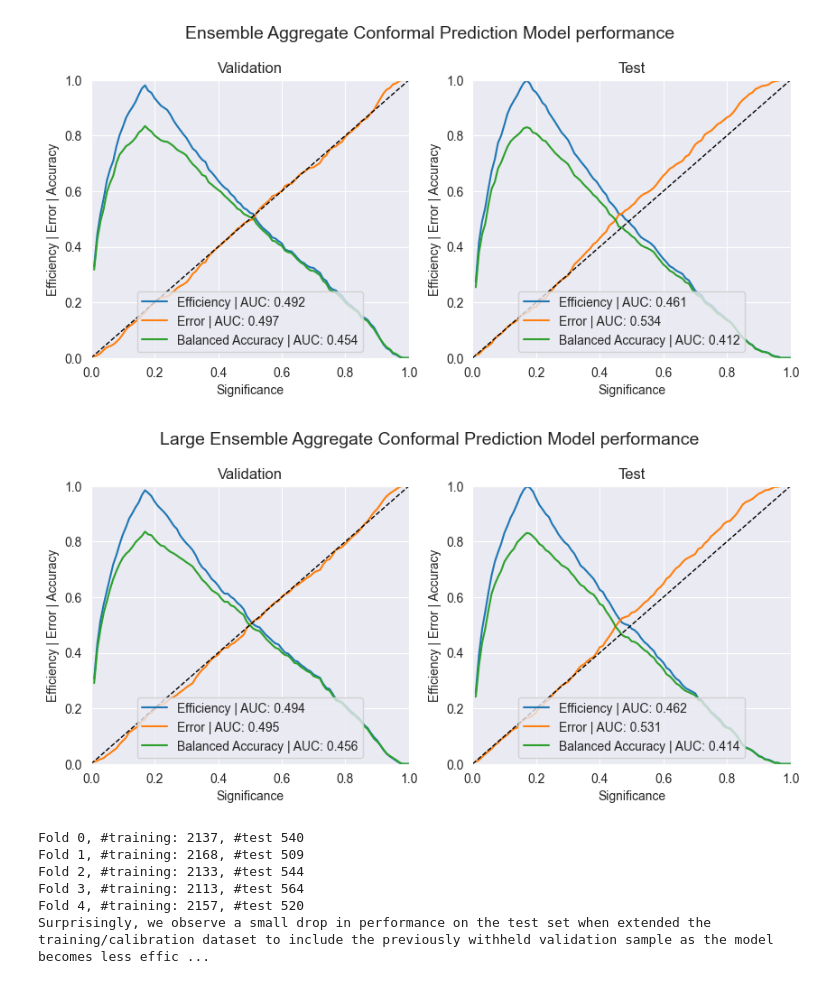
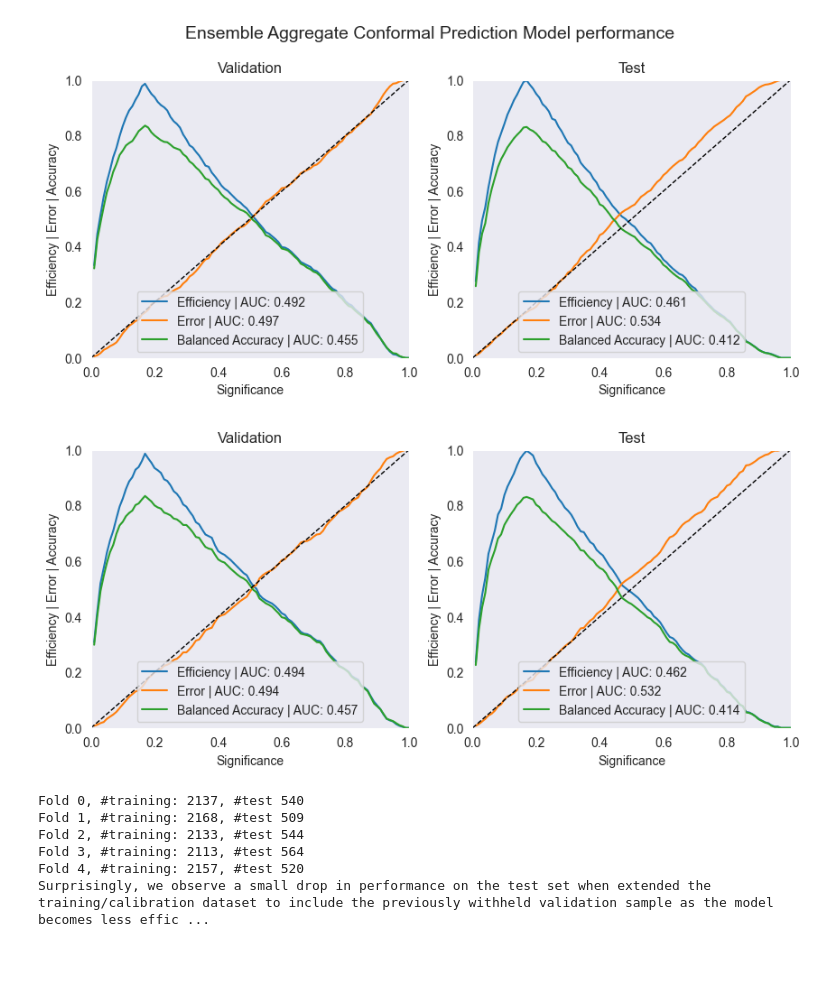
Before and after one commit to ellimilial/cns_db, a Jupyter notebook: b3db_kc/07_b3db_kc_classification.ipynb, the cells around one changed output. Saved outputs shown, nothing was run; the diff lists cells and outputs as text; code cells hidden in the pictures; blank space fills up the shorter version.

```diff
--- a/b3db_kc/07_b3db_kc_classification.ipynb
+++ b/b3db_kc/07_b3db_kc_classification.ipynb
@@ -930,6 +956,11 @@ print(pd.Series(_model.feature_importances_, index=features).sort_values(ascendi
 
 explainer = shap.Explainer(_model)
 shap_values = explainer(df_train_validation[features])
-shap.plots.bar(shap_values[:, :, 0], max_display=15)
+fig, ax=plt.subplots(1, 1, figsize=(10, 10))
+
+shap.plots.bar(shap_values[:, :, 0], max_display=15, ax=ax, show=False)
+plt.grid(False)
+plt.savefig("figures/figure_S3.png", dpi=300, bbox_inches='tight', transparent=True)
+plt.show()
 # %% [output]
 Model with SMOTE - validation performance:
@@ -1275,6 +1314,7 @@ def plot_conformal_predictor_evaluation(_df, title, ax=None):
 
     ax.set_ylim([0, 1])
     ax.set_xlim([0, 1])
+    ax.grid(False)
     ax.set_xlabel("Significance")
     ax.set_ylabel("Efficiency | Error | Accuracy")
     ax.set_title(title)
@@ -1282,17 +1322,18 @@ def plot_conformal_predictor_evaluation(_df, title, ax=None):
 icp_classifier_condition = (lambda instance: instance[1]) # Mondrian condition in conformal prediction
 acp_aggregation_function = (lambda x: np.median(x, axis=2)) # Function to aggregate p-values in ACP
 
-np.random.seed(22)  # This has been modified from 42 to show (which yielded better results) to exemplify the model variance and its sensitivity to initial conditions.
+np.random.seed(22)  # This can be modified from 42 to show (which yielded better results) to exemplify the model variance and its sensitivity to initial conditions.
 acp = AggregatedCp(
     predictor=IcpClassifier(
         nc_function=NcFactory.create_nc(
-            model=RandomForestClassifier(**{"max_depth": 18, "n_estimators": 90, "random_state": 42}),
+            model=RandomForestClassifier(**{"max_depth": 18, "n_estimators": 100, "random_state": 42}),
             err_func=InverseProbabilityErrFunc(),
             normalizer_model=None
         ),
         condition=icp_classifier_condition
     ),
-    sampler=RandomSubSampler(calibration_portion=0.3)
+    sampler=RandomSubSampler(calibration_portion=0.3),
+    n_models=5
 )
 
 acp.fit(df_train_no_validation[features].to_numpy(), df_train_no_validation["BBB_numeric"].to_numpy())
@@ -1323,7 +1364,7 @@ from nonconformist.icp import IcpClassifier
 from nonconformist.nc import InverseProbabilityErrFunc, NcFactory
 from nonconformist.acp import AggregatedCp, RandomSubSampler
 
-_model = RandomForestClassifier(max_depth=18, n_estimators=90, random_state=42)
+_model = RandomForestClassifier(max_depth=18, n_estimators=100, random_state=42)
 icp_classifier_condition = (lambda instance: instance[1]) # Mondrian condition in conformal prediction
 acp_aggregation_function = (lambda x: np.median(x,axis=2))
 
@@ -1353,6 +1394,7 @@ def train_acp_cv(data_X, class_y, data_groups, acp_model_count, normaliser_model
 np.random.seed(42)
 acp_ensemble = train_acp_cv(df_train_no_validation[features].to_numpy(), df_train_no_validation["BBB_numeric"].to_numpy(), df_train_no_validation["murcko_scaffold_grouped"].to_numpy(), acp_model_count=5)
 
+np.random.seed(42)
 acp_ensemble_large = train_acp_cv(df_train_no_validation[features].to_numpy(), df_train_no_validation["BBB_numeric"].to_numpy(), df_train_no_validation["murcko_scaffold_grouped"].to_numpy(), acp_model_count=25)
 # %% [output]
 Fold 0, #training: 1688, #test 470
@@ -1385,13 +1428,16 @@ plot_conformal_predictor_evaluation(pd.DataFrame(acp_ensemble_evaluation_test),
 # %%
 fig, axs = plt.subplots(1, 2, figsize=[10, 4])
 
-_st = plt.suptitle("Large Ensemble Aggregate Conformal Prediction Model performance", fontsize=14)
-_st.set_y(1.03)
+# _st = plt.suptitle("Large Ensemble Aggregate Conformal Prediction Model performance", fontsize=14)
+#_st.set_y(1.03)
 plot_conformal_predictor_evaluation(pd.DataFrame(acp_ensemble_large_evaluation_validation), title="Validation", ax=axs[0])
 plot_conformal_predictor_evaluation(pd.DataFrame(acp_ensemble_large_evaluation_test), title="Test", ax=axs[1])
+
+plt.savefig("figures/figure_3.png", dpi=300, bbox_inches='tight', transparent=True)
+
 # The performance of larger ensembles of Aggregated Conformal Predictors is seemingly slightly less sensitive to initial conditions (i.e. random seed sensitivity).
 # %% [output]
-[figure, old version]
+[figure, new version]
 # %%
 np.random.seed(42)
 acp_ensemble_large_full_training_set = train_acp_cv(df_train[features].to_numpy(), df_train["BBB_numeric"].to_numpy(), df_train["murcko_scaffold_grouped"].to_numpy(), acp_model_count=25)
```
Also changed, not shown: parts of 19 cells of this notebook, 22 other files.
